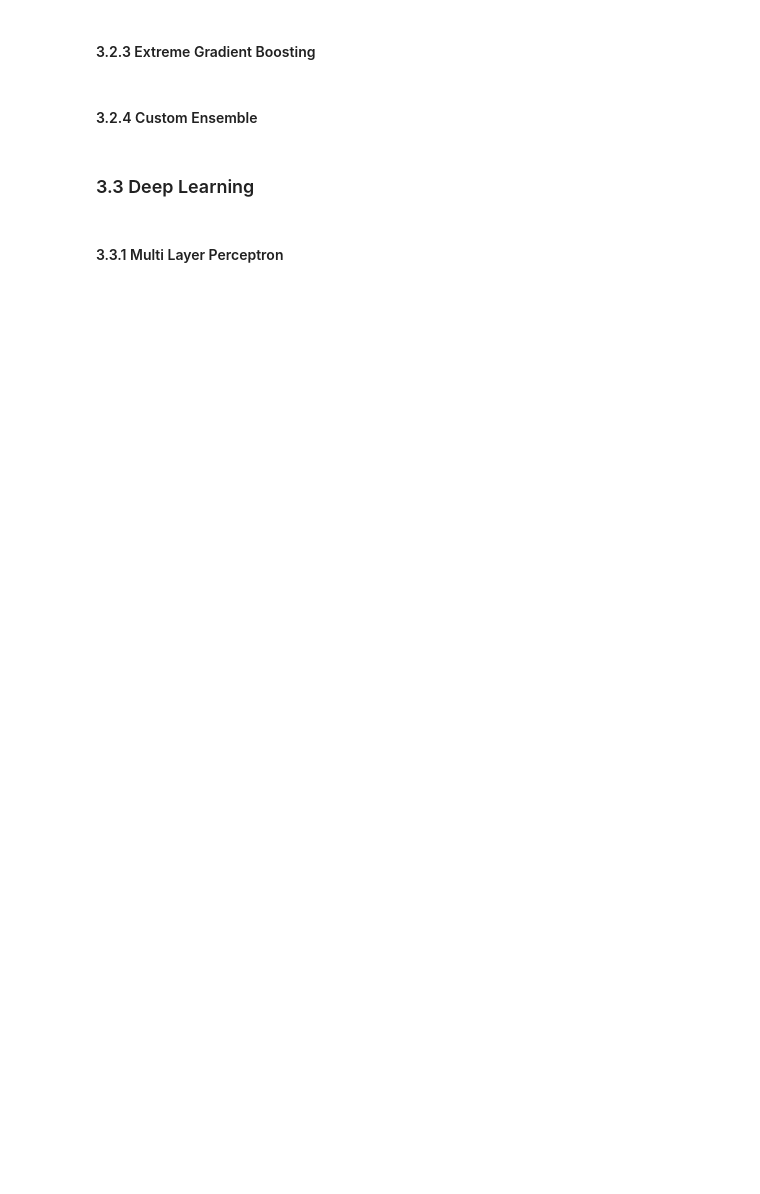
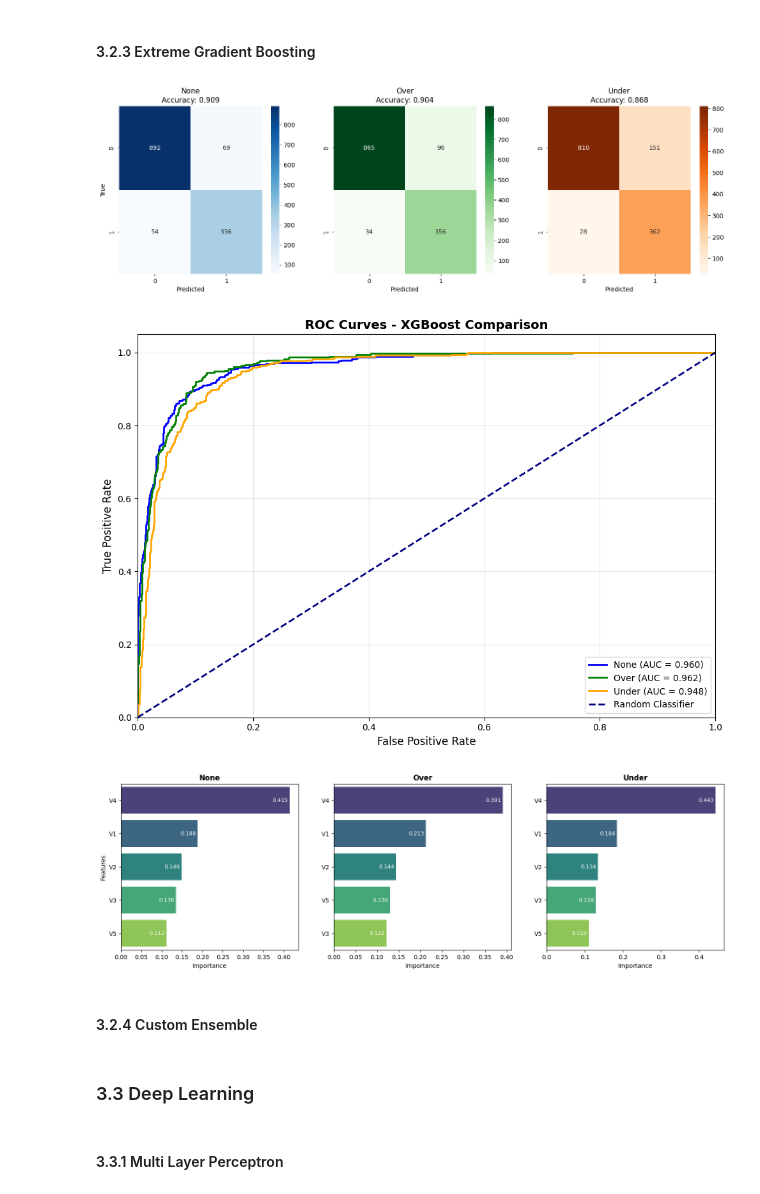
Before and after one commit to fcardia/phoneme_classification, a Jupyter notebook: main.ipynb, the cells around one changed output. Drawn from its saved outputs; the diff is of its cells as text; code cells hidden in the pictures; blank space fills up the shorter version.

```diff
--- a/main.ipynb
+++ b/main.ipynb
@@ -1134,5 +702,12 @@ ROC-AUC: 0.9325
 # %% [markdown]
 #### 3.2.3 Extreme Gradient Boosting
+# %%
+results = compute_results("XGBoost", **configs)
+render_plots("XGBoost", results, colors)
+# %% [output]
+[figure, added]
+[figure, added]
+[figure, added]
 # %% [markdown]
 #### 3.2.4 Custom Ensemble
 # %% [markdown]
```
Also changed, not shown: parts of 14 cells of this notebook, 25 other files.
